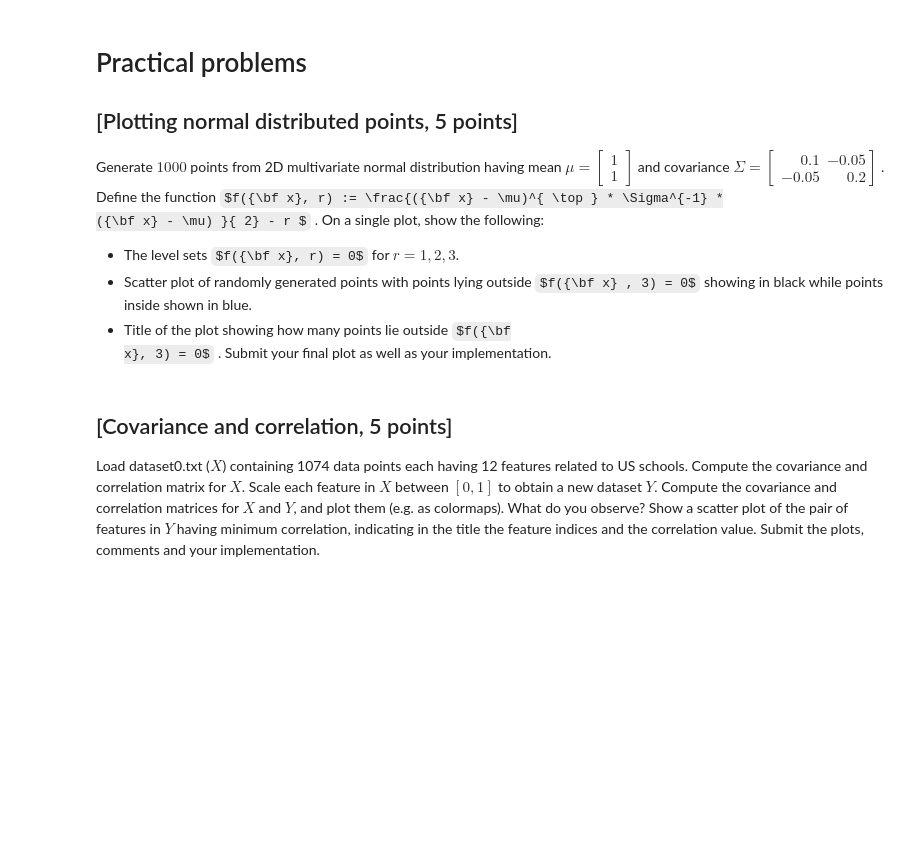
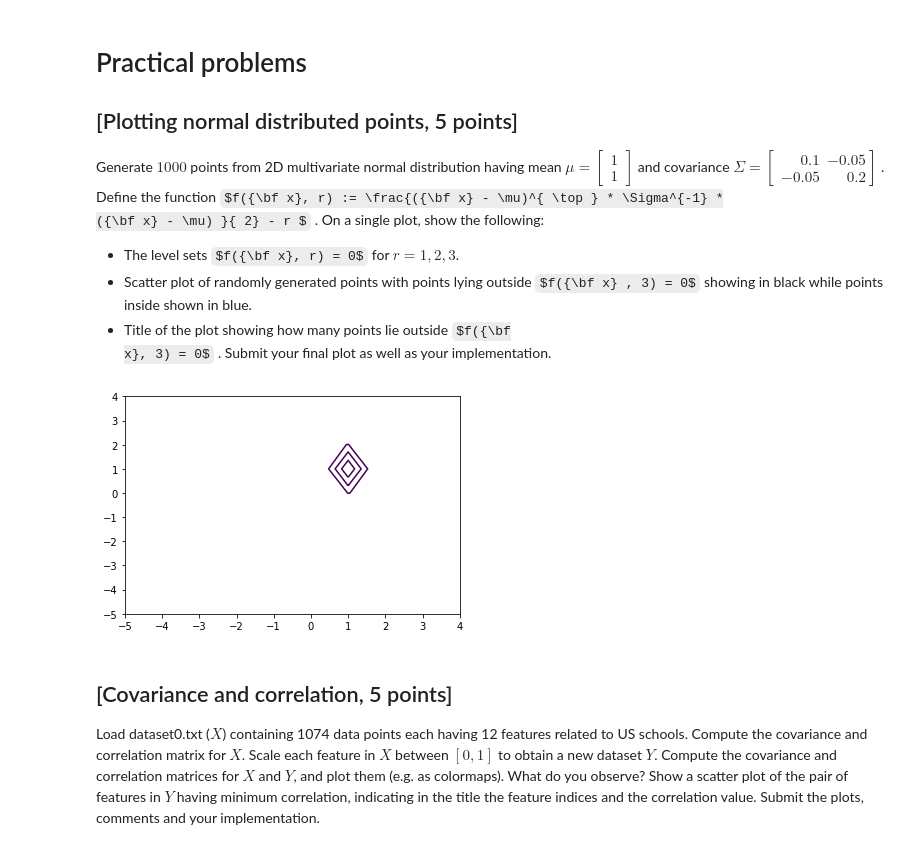
Before and after one commit to vchristoffersson/TDA231, a Jupyter notebook: hw0/hw0.ipynb, the cells around one changed output. Drawn from its saved outputs; the diff is of its cells as text; code cells hidden in the pictures; some formulas as TeX source; blank space fills up the shorter version.

```diff
--- a/hw0/hw0.ipynb
+++ b/hw0/hw0.ipynb
@@ -79,3 +116,44 @@ import import matplotlib.pyplot as plt
+# %%
+import numpy as np
+import matplotlib.pyplot as plt
+
+# You can use, np.meshgrid() and np.contour to make your life easier
+#colors = "bgrcmykw"
+cmap = plt.cm.get_cmap("hsv", 4)
+
+delta = 1
+dim = 5
+x = np.arange(-dim, dim, delta)
+y = np.arange(-dim, dim, delta)
+X, Y = np.meshgrid(x, y)
+
+u=np.array([[1], [1]])
+
+sigma=np.array([[0.1, -0.05],[-0.05, 0.2]])
+sigmaInv = np.linalg.inv(sigma)
+
+def func(u, sigmaInv, x, y, r):
+    return np.dot(np.dot(np.transpose(np.subtract(np.array([[x], [y]]), u)), sigmaInv),
+                  np.subtract(np.array([[x], [y]]), u)) / 2 - r
+
+#Z = func(u, sigmaInv, X, Y)
+
+Z = np.zeros((2*dim,2*dim))
+scX = []
+scY = []
+
+for k in range(1,4):
+    for i in range(-dim,dim):
+        for j in range(-dim,dim):
+            result = func(u, sigmaInv, X[i,j], Y[i,j], k)
+            Z[i,j]= result
+    plt.contour(X, Y, Z, [0])
+
+
+#plt.scatter(scX,scY)
+plt.show()
+# %% [output]
+[figure, added]
 # %% [markdown]
 ## [Covariance and correlation, 5 points]
 Load dataset0.txt ($X$) containing 1074 data points
```
Also changed, not shown: parts of 6 cells of this notebook, 1 other file.
